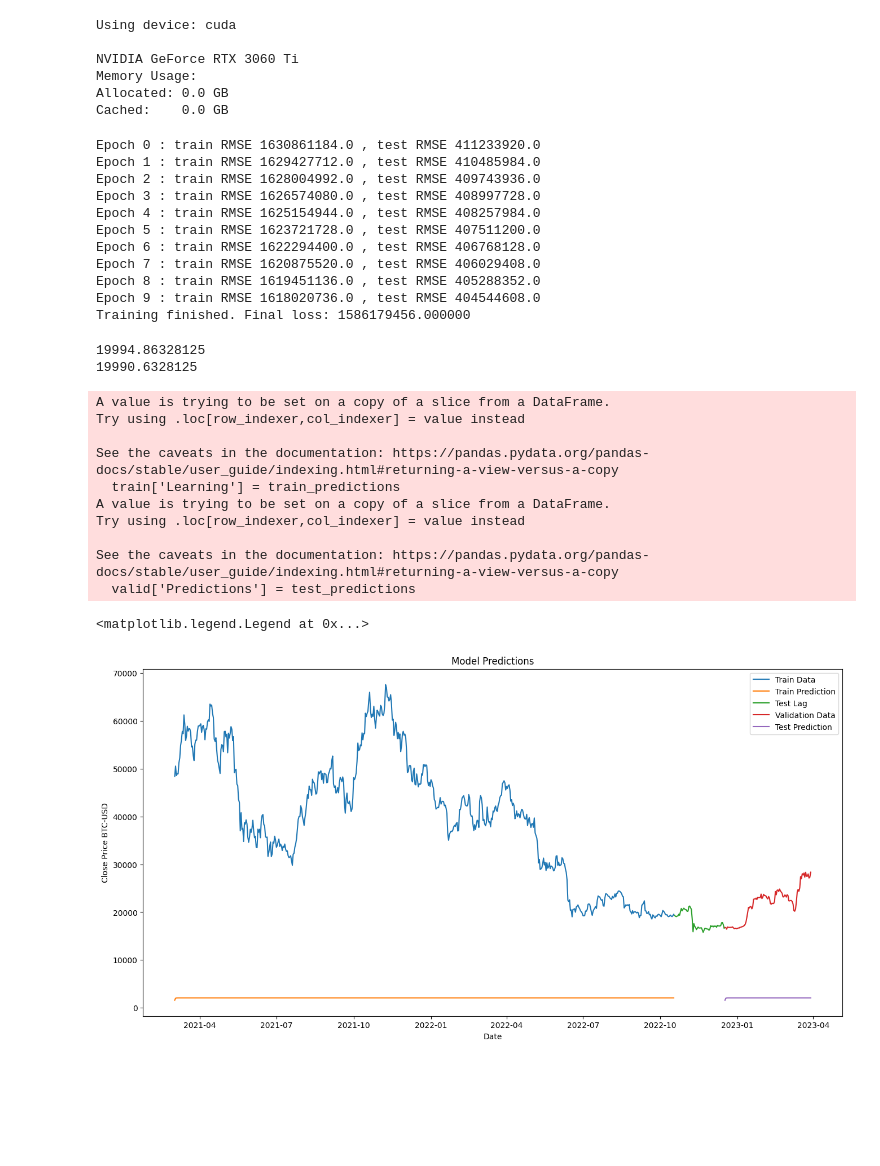
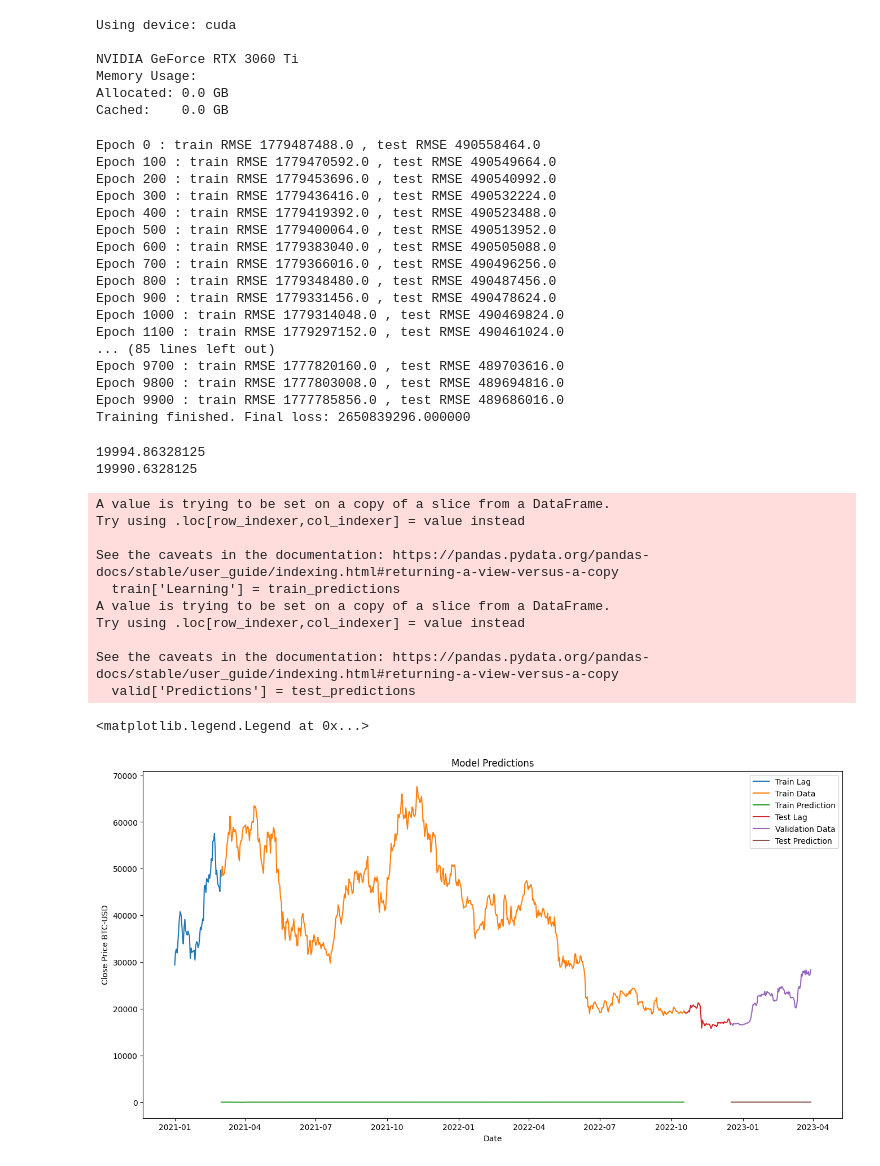
Before and after one commit to QuentinPerret/IAStockForeCaster, a Jupyter notebook: TimeSeriesForecasting.ipynb, the cells around one changed output. Drawn from its saved outputs; the diff is of its cells as text; code cells hidden in the pictures; blank space fills up the shorter version.

```diff
--- a/TimeSeriesForecasting.ipynb
+++ b/TimeSeriesForecasting.ipynb
@@ -144,15 +144,16 @@ import torch.optim as optim
 
 from torch.utils.tensorboard import SummaryWriter
 
+learning_rate = 0.00001
 
 model = NaiveLSTM()
-optimizer = optim.Adam(model.parameters())
+optimizer = optim.Adam(model.parameters(),lr=learning_rate)
 loss_fn = nn.MSELoss()
 loader = data.DataLoader(data.TensorDataset(x_train,y_train),shuffle=True,batch_size=8)
 
 writer = SummaryWriter()
 # %%
-n_epoch = 10
+n_epoch = 10000
 for epoch in range(n_epoch):
     model.train()
     for X_batch , y_batch in loader:
@@ -162,7 +163,7 @@ for epoch in range(n_epoch):
         loss.backward()
         optimizer.step()
     #Validation
-    if epoch % 1 != 0:
+    if epoch % 100 != 0:
         continue
     model.eval()
     with torch.no_grad():
@@ -175,17 +176,23 @@ for epoch in range(n_epoch):
 
 print(f"Training finished. Final loss: {loss:.6f}")
 # %% [output]
-Epoch 0 : train RMSE 1630861184.0 , test RMSE 411233920.0
-Epoch 1 : train RMSE 1629427712.0 , test RMSE 410485984.0
-Epoch 2 : train RMSE 1628004992.0 , test RMSE 409743936.0
-Epoch 3 : train RMSE 1626574080.0 , test RMSE 408997728.0
-Epoch 4 : train RMSE 1625154944.0 , test RMSE 408257984.0
-Epoch 5 : train RMSE 1623721728.0 , test RMSE 407511200.0
-Epoch 6 : train RMSE 1622294400.0 , test RMSE 406768128.0
-Epoch 7 : train RMSE 1620875520.0 , test RMSE 406029408.0
-Epoch 8 : train RMSE 1619451136.0 , test RMSE 405288352.0
-Epoch 9 : train RMSE 1618020736.0 , test RMSE 404544608.0
-Training finished. Final loss: 1586179456.000000
+Epoch 0 : train RMSE 1779487488.0 , test RMSE 490558464.0
+Epoch 100 : train RMSE 1779470592.0 , test RMSE 490549664.0
+Epoch 200 : train RMSE 1779453696.0 , test RMSE 490540992.0
+Epoch 300 : train RMSE 1779436416.0 , test RMSE 490532224.0
+Epoch 400 : train RMSE 1779419392.0 , test RMSE 490523488.0
+Epoch 500 : train RMSE 1779400064.0 , test RMSE 490513952.0
+Epoch 600 : train RMSE 1779383040.0 , test RMSE 490505088.0
+Epoch 700 : train RMSE 1779366016.0 , test RMSE 490496256.0
+Epoch 800 : train RMSE 1779348480.0 , test RMSE 490487456.0
+Epoch 900 : train RMSE 1779331456.0 , test RMSE 490478624.0
+Epoch 1000 : train RMSE 1779314048.0 , test RMSE 490469824.0
+Epoch 1100 : train RMSE 1779297152.0 , test RMSE 490461024.0
+... (85 lines left out)
+Epoch 9700 : train RMSE 1777820160.0 , test RMSE 489703616.0
+Epoch 9800 : train RMSE 1777803008.0 , test RMSE 489694816.0
+Epoch 9900 : train RMSE 1777785856.0 , test RMSE 489686016.0
+Training finished. Final loss: 2650839296.000000
 # %%
 model.eval()
 y_pred_train = model(x_train)
@@ -206,32 +213,33 @@ print(rmse)
 train_lag = df[:60]
 train = df[60:training_data_len]
 train['Learning'] = train_predictions
 
 
 test = df[training_data_len:training_data_len+lag]
 
 
 valid = df[training_data_len+lag:]
 valid['Predictions'] = test_predictions
 
 plt.figure(figsize=(16,8))
 plt.title('Model Predictions')
 plt.xlabel('Date')
 plt.ylabel('Close Price BTC-USD')
+plt.plot(train_lag['Close'])
 plt.plot(train[['Close','Learning']])
 plt.plot(test['Close'])
 plt.plot(valid[['Close','Predictions']])
-plt.legend(['Train Data','Train Prediction','Test Lag','Validation Data','Test Prediction'])
+plt.legend(['Train Lag','Train Data','Train Prediction','Test Lag','Validation Data','Test Prediction'])
 # %% [output]
 A value is trying to be set on a copy of a slice from a DataFrame.
 Try using .loc[row_indexer,col_indexer] = value instead
 
 See the caveats in the documentation: https://pandas.pydata.org/pandas-docs/stable/user_guide/indexing.html#returning-a-view-versus-a-copy
   train['Learning'] = train_predictions
 A value is trying to be set on a copy of a slice from a DataFrame.
 Try using .loc[row_indexer,col_indexer] = value instead
 
 See the caveats in the documentation: https://pandas.pydata.org/pandas-docs/stable/user_guide/indexing.html#returning-a-view-versus-a-copy
   valid['Predictions'] = test_predictions
 <matplotlib.legend.Legend at 0x...>
-[figure, old version]
+[figure, new version]
```
Also changed, not shown: 1 other file.
